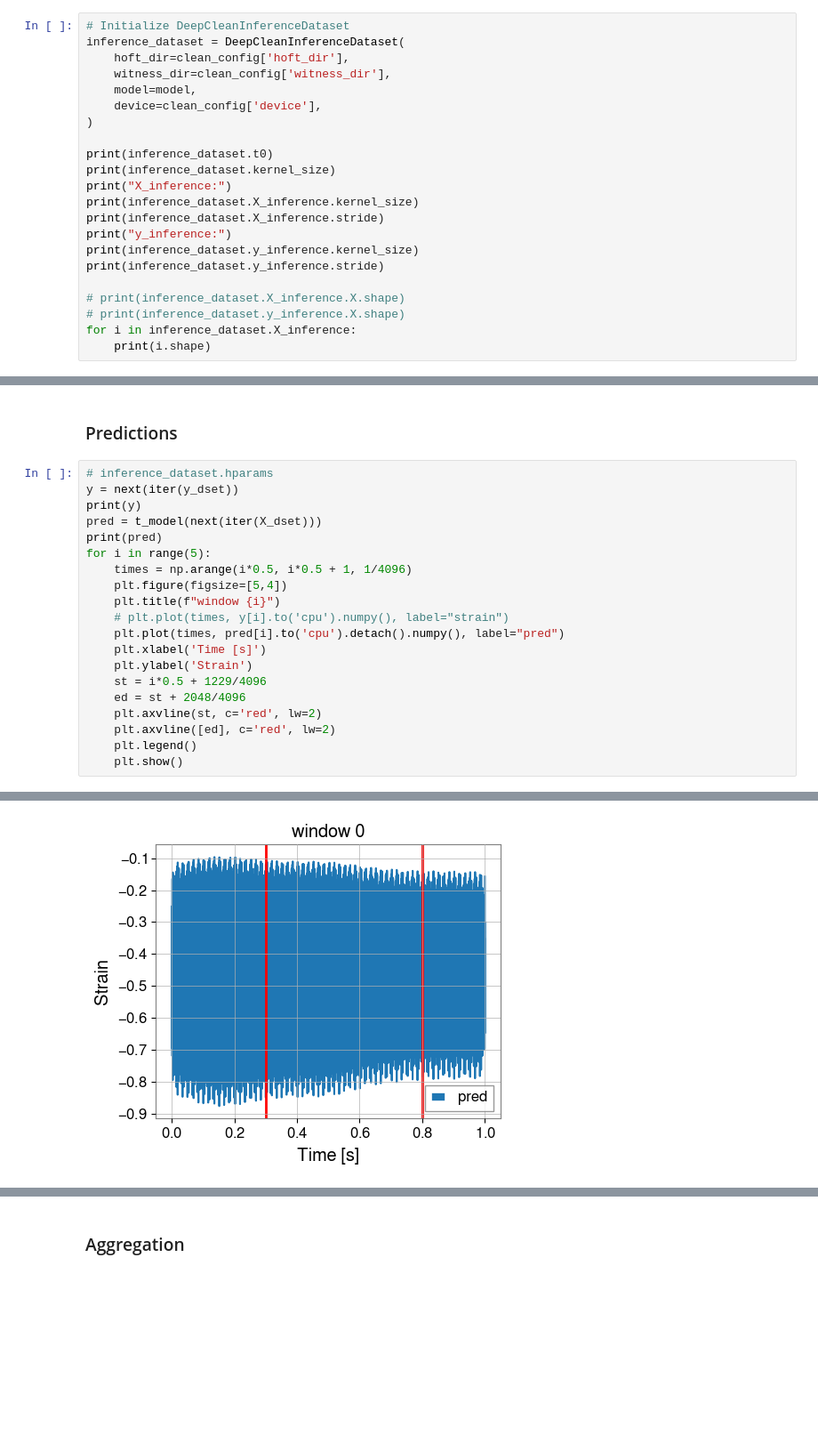
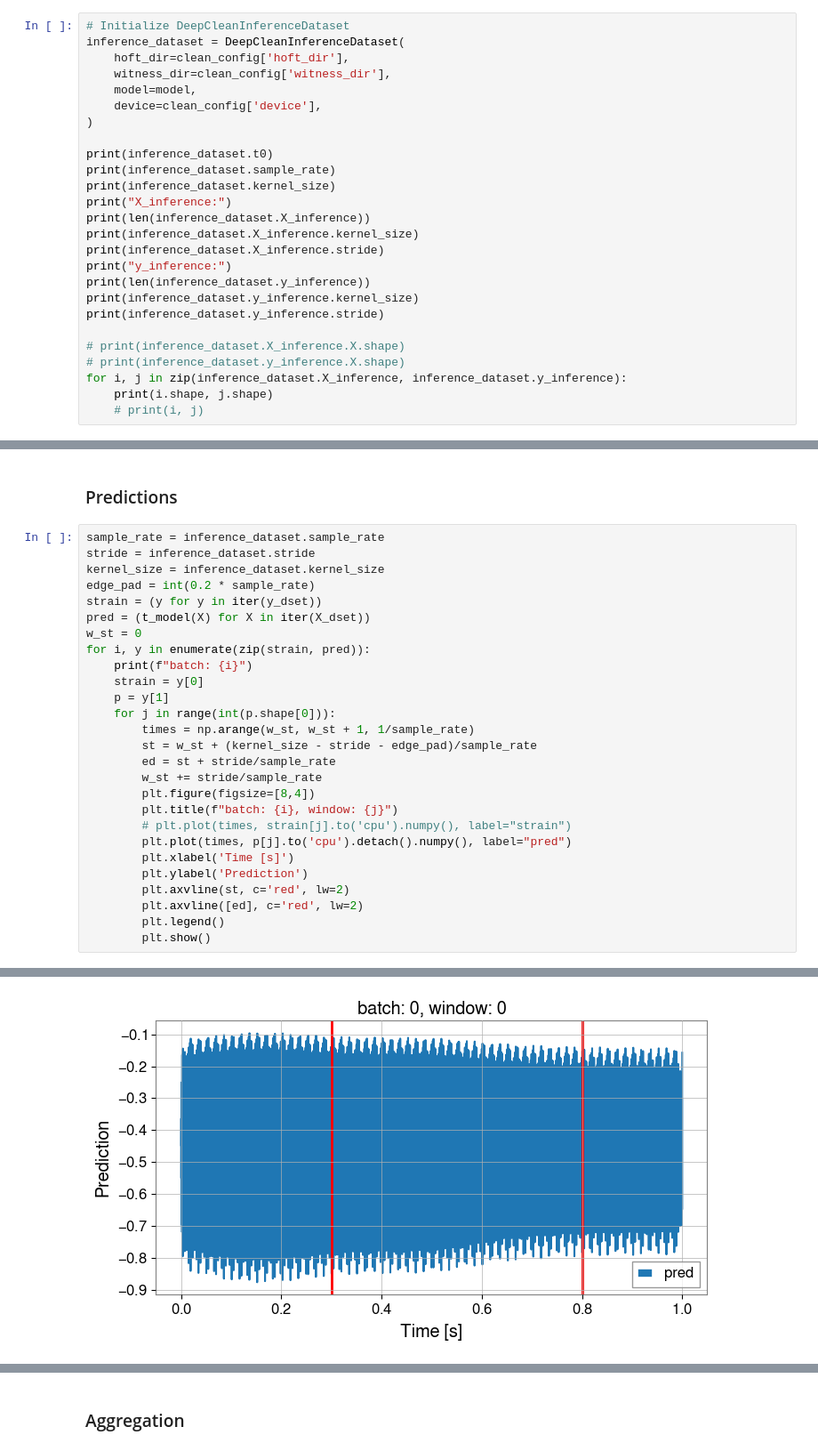
Before and after one commit to saleem-muhammed/deepcleanv2, a Jupyter notebook: projects/clean/online-clean.ipynb, the cells around one changed output, grey strips where cells are left out. Shown at 89% size. Cells and saved outputs as stored; diff of their text form; blank space fills up the shorter version.

```diff
--- a/projects/clean/online-clean.ipynb
+++ b/projects/clean/online-clean.ipynb
@@ -78,18 +76,22 @@ inference_dataset = DeepCleanInferenceDataset(
 )
 
 print(inference_dataset.t0)
+print(inference_dataset.sample_rate)
 print(inference_dataset.kernel_size)
 print("X_inference:")
+print(len(inference_dataset.X_inference))
 print(inference_dataset.X_inference.kernel_size)
 print(inference_dataset.X_inference.stride)
 print("y_inference:")
+print(len(inference_dataset.y_inference))
 print(inference_dataset.y_inference.kernel_size)
 print(inference_dataset.y_inference.stride)
 
 # print(inference_dataset.X_inference.X.shape)
 # print(inference_dataset.y_inference.X.shape)
-for i in inference_dataset.X_inference:
-    print(i.shape)
+for i, j in zip(inference_dataset.X_inference, inference_dataset.y_inference):
+    print(i.shape, j.shape)
+    # print(i, j)
 # %% [output]
 1250916847
 4096
@@ -133,23 +138,30 @@ print(type(t_model))
 # %% [markdown]
 ### Predictions
 # %%
-# inference_dataset.hparams
-y = next(iter(y_dset))
-print(y)
-pred = t_model(next(iter(X_dset)))
-print(pred)
-for i in range(5):
-    times = np.arange(i*0.5, i*0.5 + 1, 1/4096)
-    plt.figure(figsize=[5,4])
-    plt.title(f"window {i}")
-    # plt.plot(times, y[i].to('cpu').numpy(), label="strain")
-    plt.plot(times, pred[i].to('cpu').detach().numpy(), label="pred")
-    plt.xlabel('Time [s]')
-    plt.ylabel('Strain')
-    st = i*0.5 + 1229/4096
-    ed = st + 2048/4096
-    plt.axvline(st, c='red', lw=2)
-    plt.axvline([ed], c='red', lw=2)
-    plt.legend()
-    plt.show()
+sample_rate = inference_dataset.sample_rate
+stride = inference_dataset.stride
+kernel_size = inference_dataset.kernel_size
+edge_pad = int(0.2 * sample_rate)
+strain = (y for y in iter(y_dset))
+pred = (t_model(X) for X in iter(X_dset))
+w_st = 0
+for i, y in enumerate(zip(strain, pred)):
+    print(f"batch: {i}")
+    strain = y[0]
+    p = y[1]
+    for j in range(int(p.shape[0])):
+        times = np.arange(w_st, w_st + 1, 1/sample_rate)
+        st = w_st + (kernel_size - stride - edge_pad)/sample_rate
+        ed = st + stride/sample_rate
+        w_st += stride/sample_rate
+        plt.figure(figsize=[8,4])
+        plt.title(f"batch: {i}, window: {j}")
+        # plt.plot(times, strain[j].to('cpu').numpy(), label="strain")
+        plt.plot(times, p[j].to('cpu').detach().numpy(), label="pred")
+        plt.xlabel('Time [s]')
+        plt.ylabel('Prediction')
+        plt.axvline(st, c='red', lw=2)
+        plt.axvline([ed], c='red', lw=2)
+        plt.legend()
+        plt.show()
 # %% [output]
@@ -172 +169 @@ tensor([[-0.5482, -0.3632, -0.4498,  ..., -0.2987, -0.6487, -0.1573],
-[figure, old version]
+[figure, new version]
```
Also changed, not shown: parts of 8 cells of this notebook, 7 other files.
